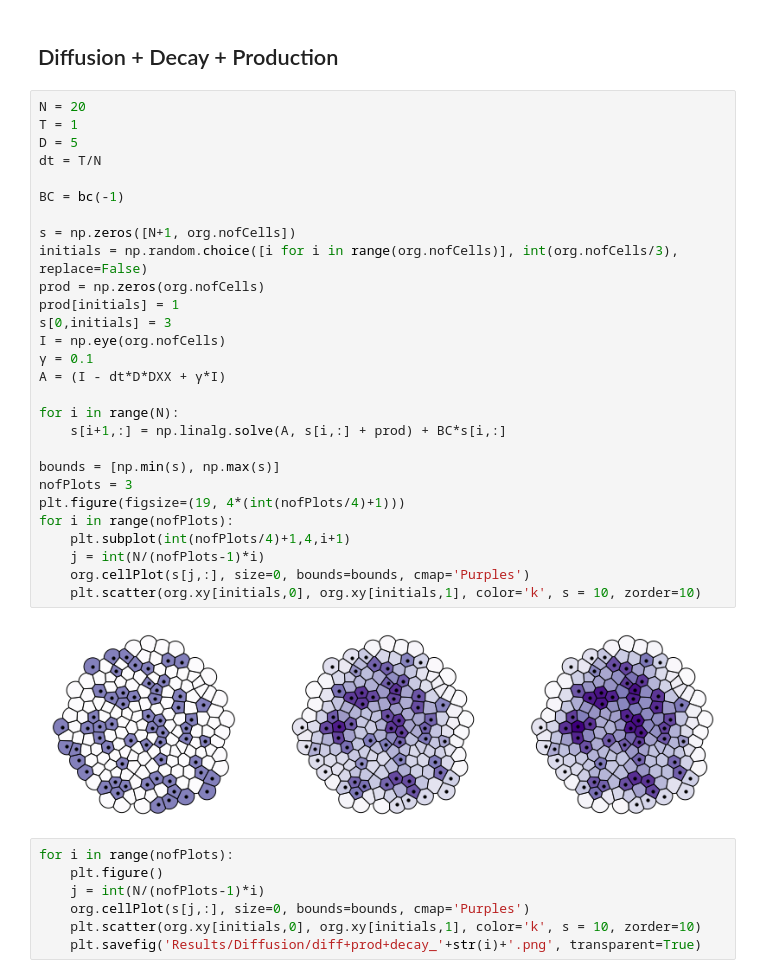
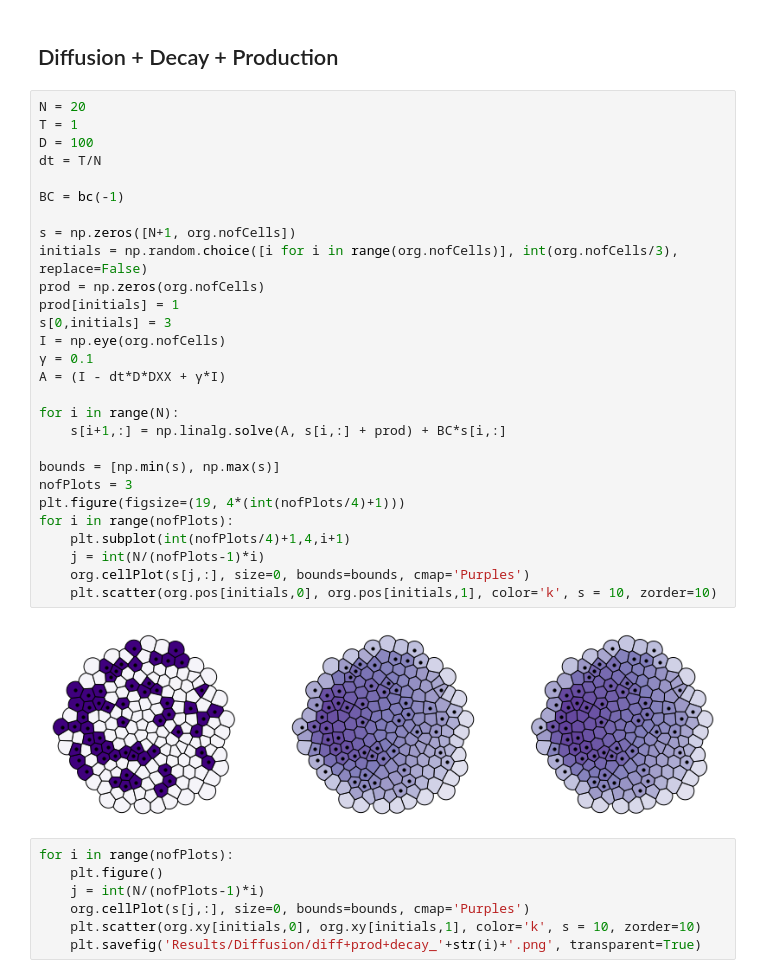
Before and after one commit to SchardtS/Cell-Differentiation, a Jupyter notebook: Mesh generation + diffusion.ipynb, the cells around one changed output. Cells and saved outputs as stored; diff of their text form.

```diff
--- a/Mesh generation + diffusion.ipynb
+++ b/Mesh generation + diffusion.ipynb
@@ -415,33 +397,33 @@ for i in range(nofPlots):
 # %%
 N = 20
 T = 1
-D = 5
+D = 100
 dt = T/N
 
 BC = bc(-1)
 
 s = np.zeros([N+1, org.nofCells])
 initials = np.random.choice([i for i in range(org.nofCells)], int(org.nofCells/3), replace=False)
 prod = np.zeros(org.nofCells)
 prod[initials] = 1
 s[0,initials] = 3
 I = np.eye(org.nofCells)
 γ = 0.1
 A = (I - dt*D*DXX + γ*I)
 
 for i in range(N):
     s[i+1,:] = np.linalg.solve(A, s[i,:] + prod) + BC*s[i,:]
 
 bounds = [np.min(s), np.max(s)]
 nofPlots = 3
 plt.figure(figsize=(19, 4*(int(nofPlots/4)+1)))
 for i in range(nofPlots):
     plt.subplot(int(nofPlots/4)+1,4,i+1)
     j = int(N/(nofPlots-1)*i)
     org.cellPlot(s[j,:], size=0, bounds=bounds, cmap='Purples')
-    plt.scatter(org.xy[initials,0], org.xy[initials,1], color='k', s = 10, zorder=10)
+    plt.scatter(org.pos[initials,0], org.pos[initials,1], color='k', s = 10, zorder=10)
 # %% [output]
-[figure, old version]
+[figure, new version]
 # %%
 for i in range(nofPlots):
     plt.figure()
```
Also changed, not shown: parts of 3 cells of this notebook, 6 other files.
